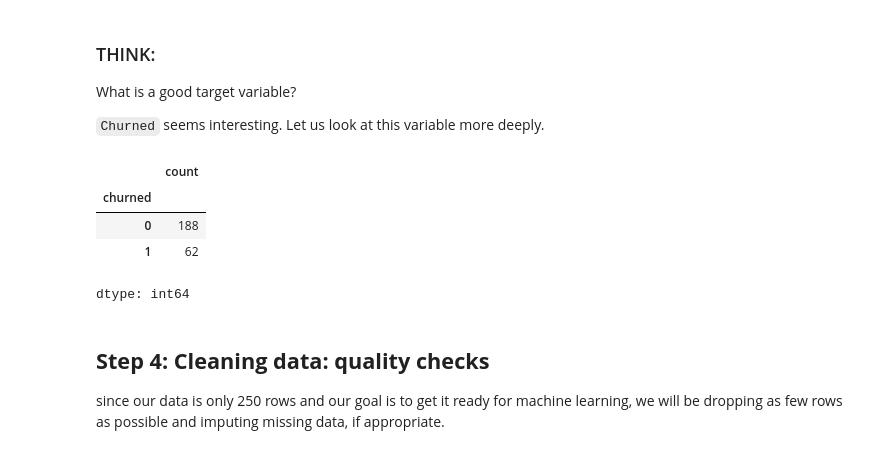
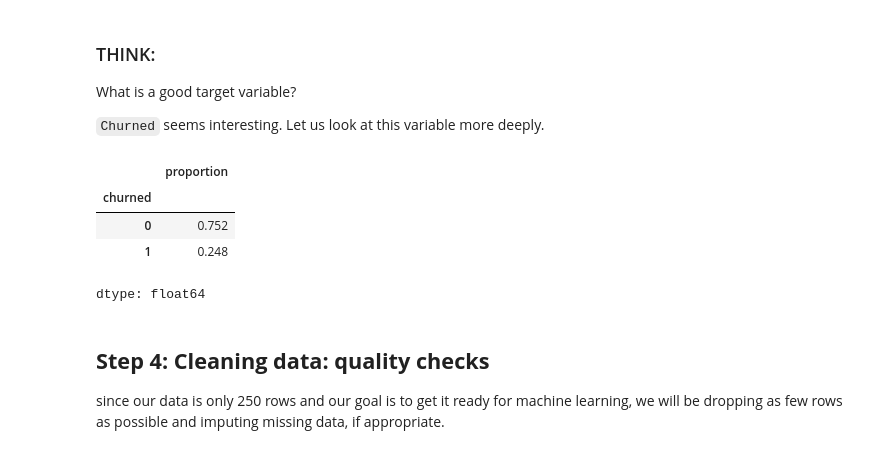
Before and after one commit to Luoxiaowanzi/IS-4487-Guide, a Jupyter notebook: Demos/demo_06_data_cleaning.ipynb, the cells around one changed output. Cells and saved outputs as stored; diff of their text form; code cells hidden in the pictures.

```diff
--- a/Demos/demo_06_data_cleaning.ipynb
+++ b/Demos/demo_06_data_cleaning.ipynb
@@ -103,13 +103,13 @@ What is a good target variable?
 `Churned` seems interesting. Let us look at this variable more deeply.
 # %%
 # what percentage churned in the data?
-df['churned'].value_counts()
+df['churned'].value_counts(normalize = True)
 # %% [output]
-|  | count |
+|  | proportion |
 | churned |  |
-| 0 | 188 |
-| 1 | 62 |
+| 0 | 0.752 |
+| 1 | 0.248 |
-dtype: int64
+dtype: float64
 # %% [markdown]
 
 ## **Step 4: Cleaning data: quality checks**
```
Also changed, not shown: parts of 2 cells of this notebook.
